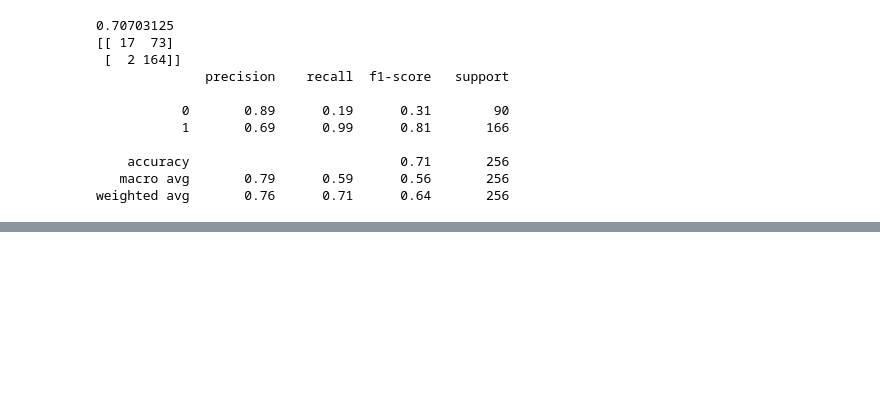
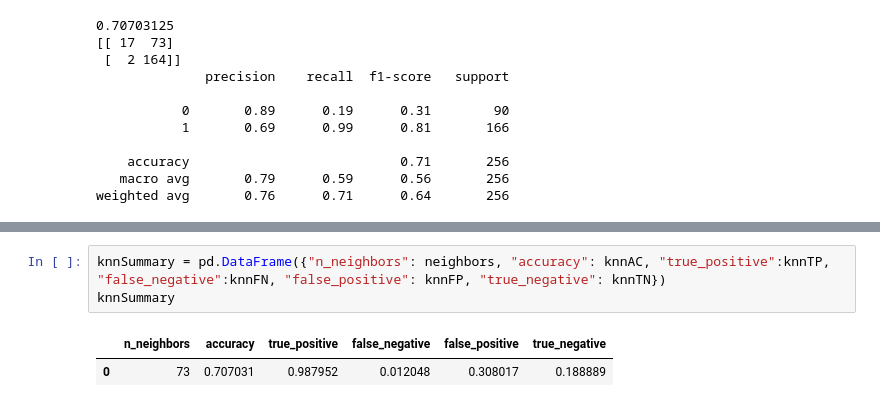
Before and after one commit to kendraliu/Pneumonia-Prediction, a Jupyter notebook: training.ipynb, the cells around one changed output, grey strips where cells are left out. Drawn from its saved outputs; the diff is of its cells as text; blank space fills up the shorter version.

```diff
--- a/training.ipynb
+++ b/training.ipynb
@@ -771,0 +783,7 @@ weighted avg       0.76      0.71      0.64       256
+# %%
+knnSummary = pd.DataFrame({"n_neighbors": neighbors, "accuracy": knnAC, "true_positive":knnTP,
+"false_negative":knnFN, "false_positive": knnFP, "true_negative": knnTN})
+knnSummary
+# %% [output]
+|  | n_neighbors | accuracy | true_positive | false_negative | false_positive | true_negative |
+| 0 | 73 | 0.707031 | 0.987952 | 0.012048 | 0.308017 | 0.188889 |
```
Also changed, not shown: parts of 3 cells of this notebook.
